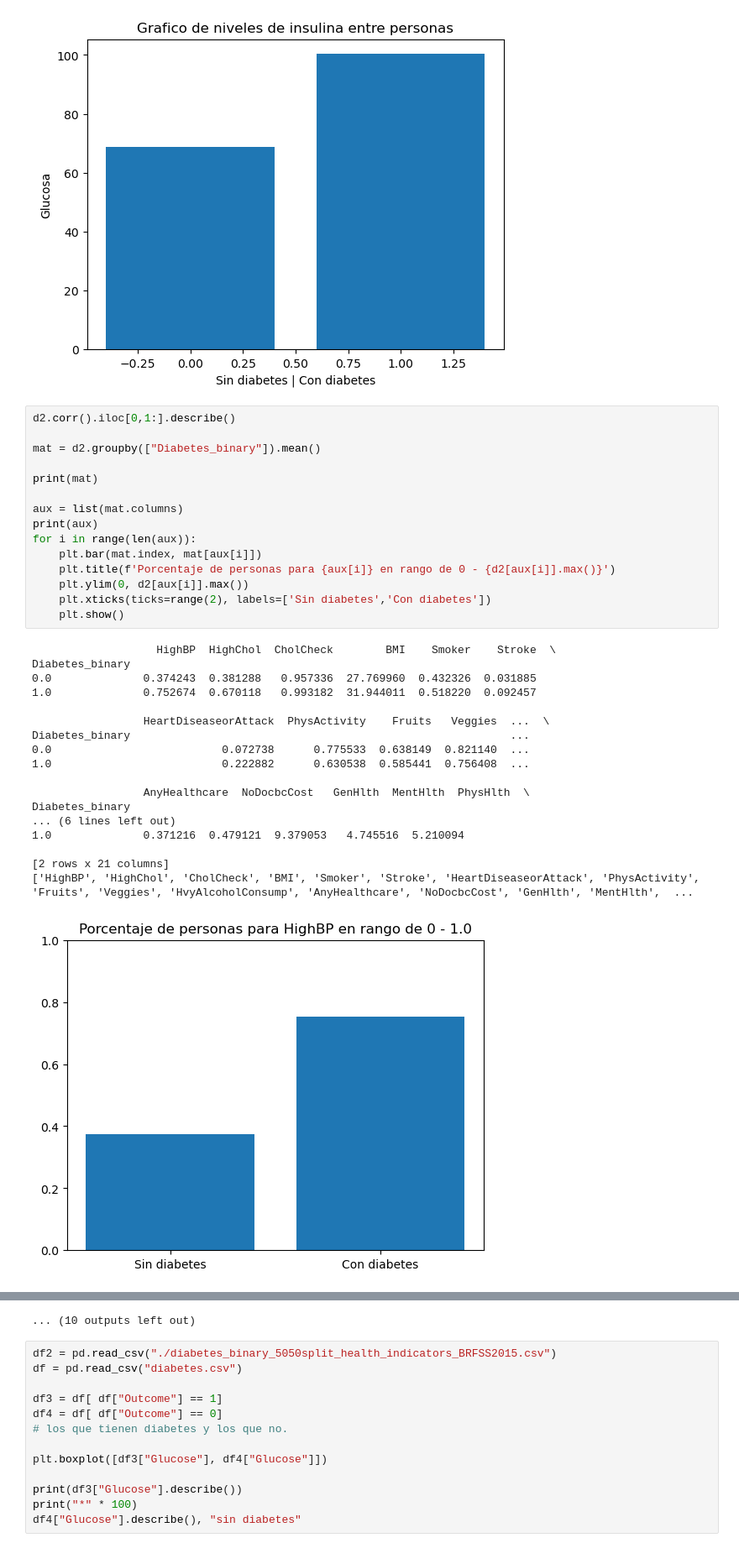
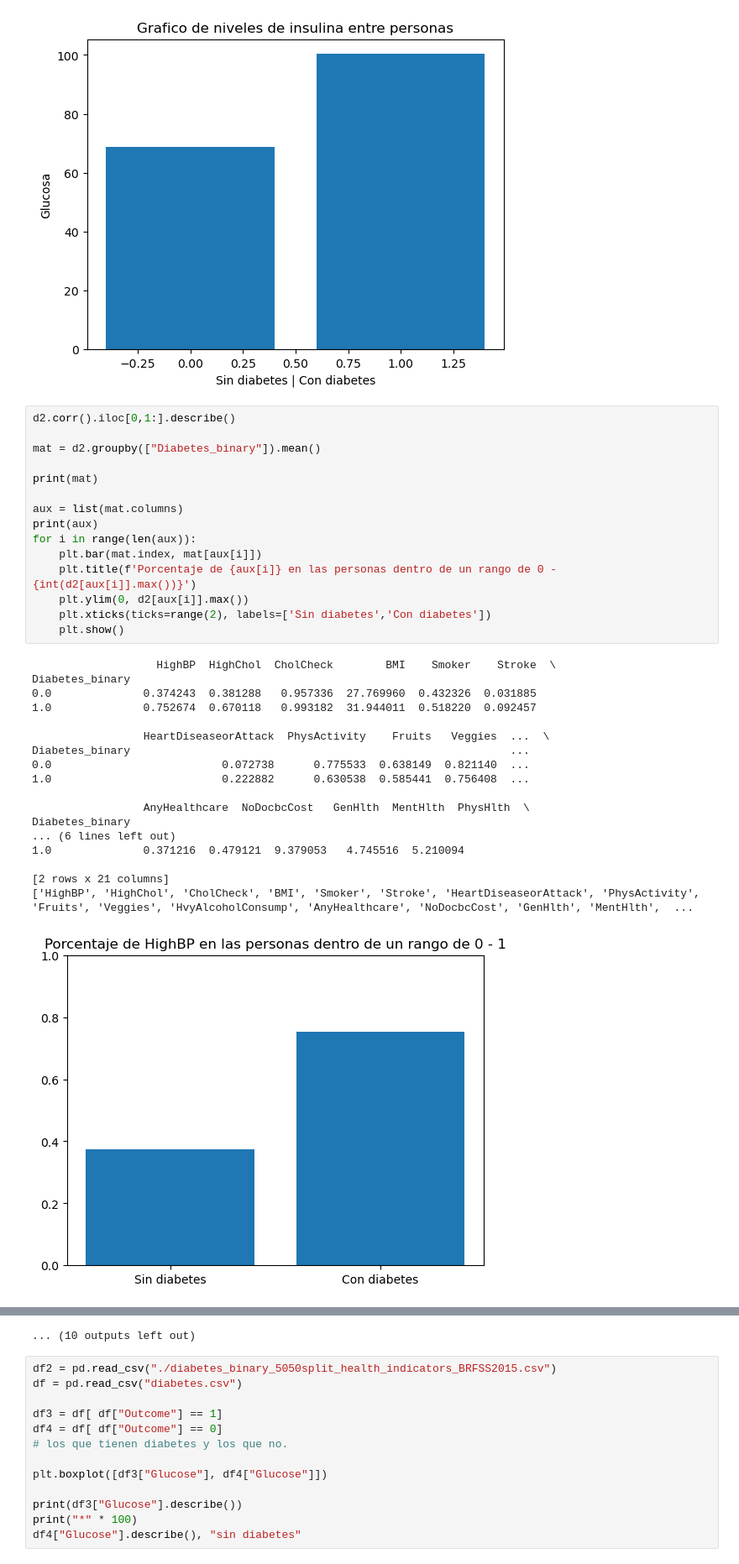
Before and after one commit to l1nk26/Proyecto-Samsung-Innovation-Campus, a Jupyter notebook: Saul.ipynb, the cells around one changed output, grey strips where cells are left out. Shown at 84% size. Cells and saved outputs as stored; diff of their text form.

Commit message:
3era actualización del rango de las graficas de barras

```diff
--- a/Saul.ipynb
+++ b/Saul.ipynb
@@ -145,32 +145,32 @@ d2.corr().iloc[0,1:].describe()
 
 mat = d2.groupby(["Diabetes_binary"]).mean()
 
 print(mat)
 
 aux = list(mat.columns)
 print(aux)
 for i in range(len(aux)):
     plt.bar(mat.index, mat[aux[i]])
-    plt.title(f'Porcentaje de personas para {aux[i]} en rango de 0 - {d2[aux[i]].max()}')
+    plt.title(f'Porcentaje de {aux[i]} en las personas dentro de un rango de 0 - {int(d2[aux[i]].max())}')
     plt.ylim(0, d2[aux[i]].max())
     plt.xticks(ticks=range(2), labels=['Sin diabetes','Con diabetes'])
     plt.show()
 # %% [output]
                    HighBP  HighChol  CholCheck        BMI    Smoker    Stroke  \
 Diabetes_binary
 0.0              0.374243  0.381288   0.957336  27.769960  0.432326  0.031885
 1.0              0.752674  0.670118   0.993182  31.944011  0.518220  0.092457
 
                  HeartDiseaseorAttack  PhysActivity    Fruits   Veggies  ...  \
 Diabetes_binary                                                          ...
 0.0                          0.072738      0.775533  0.638149  0.821140  ...
 1.0                          0.222882      0.630538  0.585441  0.756408  ...
 
                  AnyHealthcare  NoDocbcCost   GenHlth  MentHlth  PhysHlth  \
 Diabetes_binary
 ... (6 lines left out)
 1.0              0.371216  0.479121  9.379053   4.745516  5.210094
 
 [2 rows x 21 columns]
 ['HighBP', 'HighChol', 'CholCheck', 'BMI', 'Smoker', 'Stroke', 'HeartDiseaseorAttack', 'PhysActivity', 'Fruits', 'Veggies', 'HvyAlcoholConsump', 'AnyHealthcare', 'NoDocbcCost', 'GenHlth', 'MentHlth',  ...
-[figure, old version]
+[figure, new version]
```
Also changed, not shown: parts of 1 cell of this notebook.
